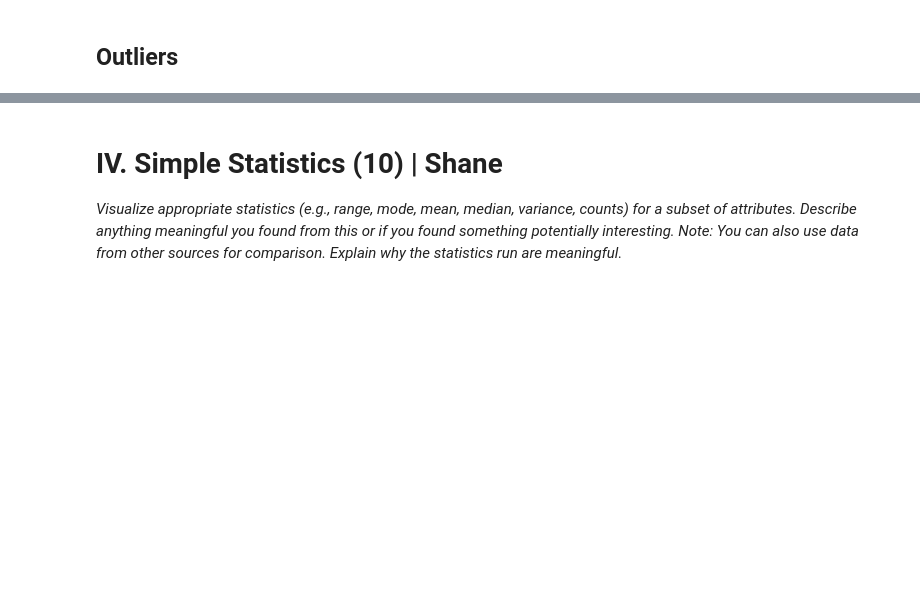
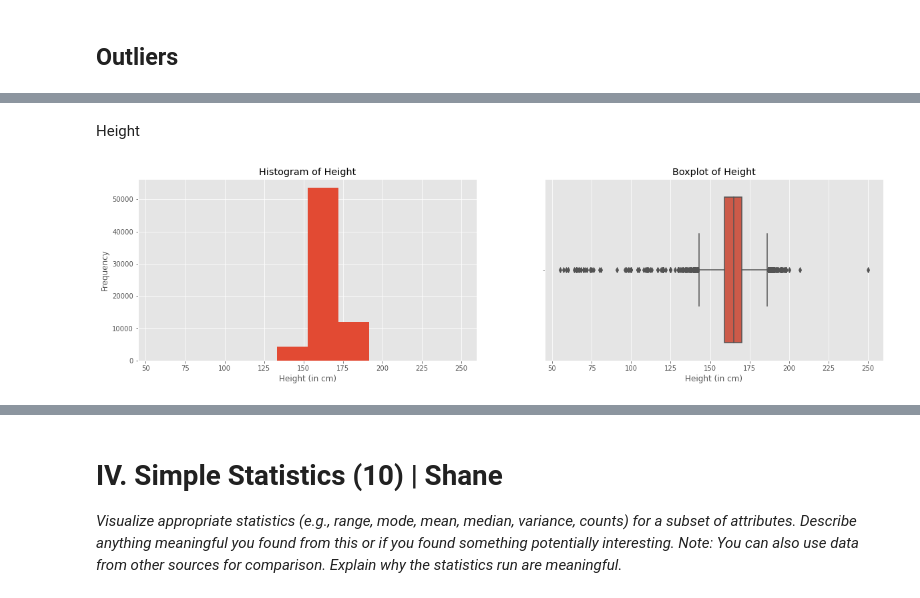
Before and after one commit to RobinsonCW/CardiovascularDiseaseClassification, a Jupyter notebook: src/CardiovascularDiseaseClassificationAnalysis.ipynb, the cells around one changed output, grey strips where cells are left out. Drawn from its saved outputs; the diff is of its cells as text; code cells hidden in the pictures; blank space fills up the shorter version.

```diff
--- a/src/CardiovascularDiseaseClassificationAnalysis.ipynb
+++ b/src/CardiovascularDiseaseClassificationAnalysis.ipynb
@@ -130,0 +184,24 @@ df[df.duplicated(keep=False)].sort_values(by=['age', 'gender', 'height', 'weight
+# %% [markdown]
+Height
+# %%
+
+fig_2 = plt.figure(1, figsize=(20, 5))
+
+chart_1 = fig_2.add_subplot(121)
+chart_2 = fig_2.add_subplot(122)
+
+chart_1.hist(df_clean["height"])
+chart_1.xaxis.set_major_locator(MaxNLocator(integer=True))
+chart_1.set_title('Histogram of Height')
+chart_1.set_xlabel('Height (in cm)')
+chart_1.set_ylabel('Frequency')
+
+sns.boxplot(x="height", data=df_clean, ax=chart_2)
+chart_2.xaxis.set_major_locator(MaxNLocator(integer=True))
+chart_2.set_title('Boxplot of Height')
+chart_2.set_xlabel('Height (in cm)')
+
+
+plt.show()
+# %% [output]
+[figure, added]
```
Also changed, not shown: parts of 87 cells of this notebook.
